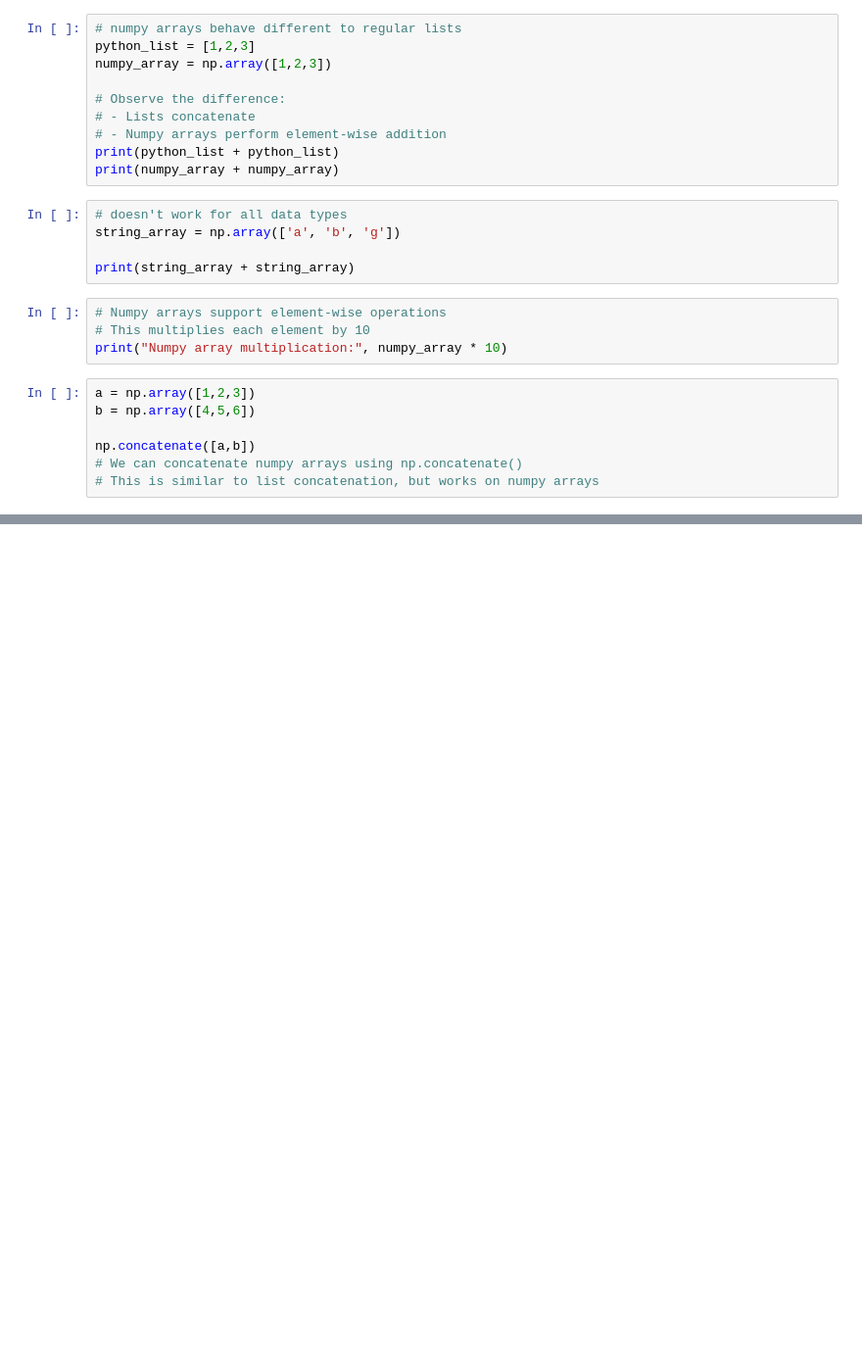
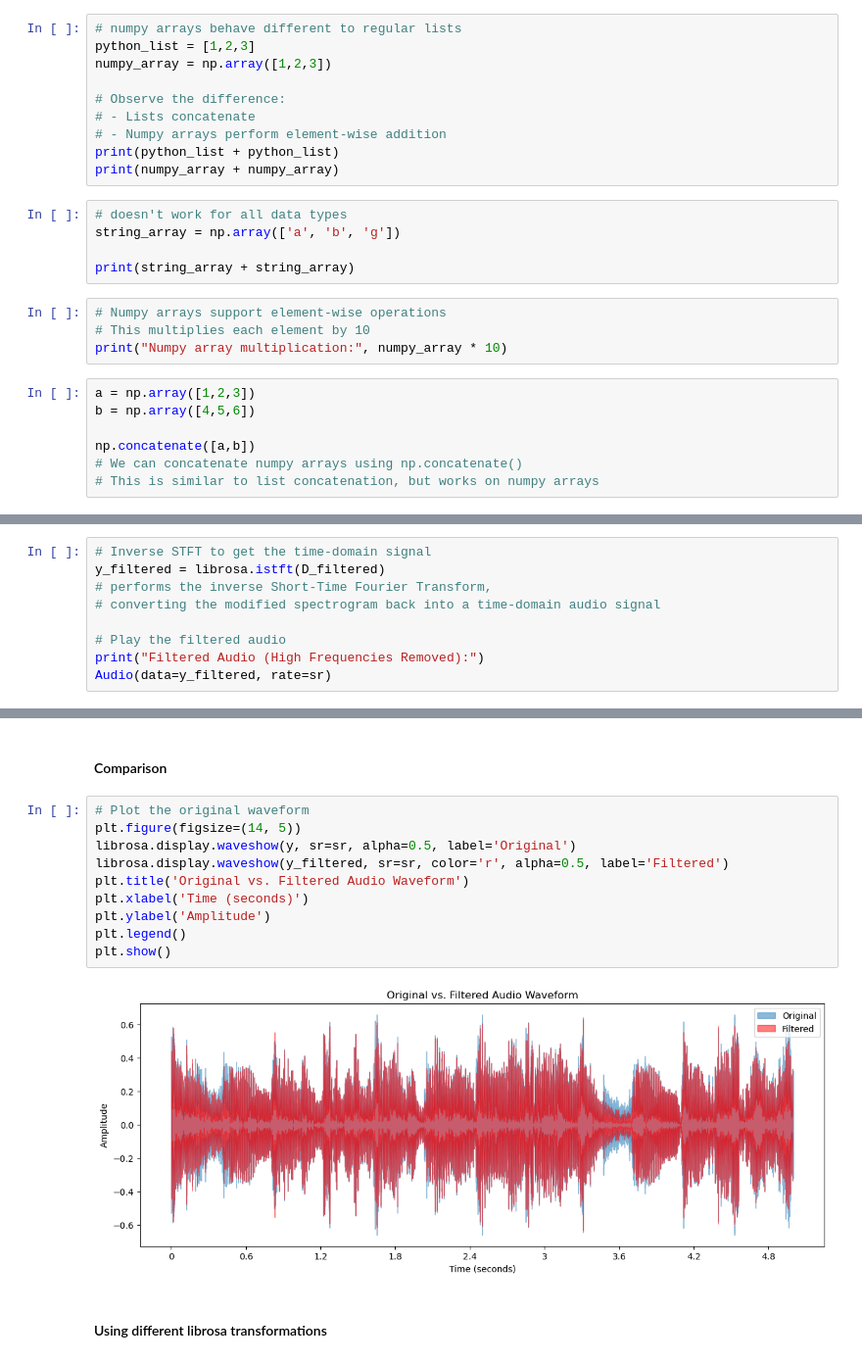
Before and after one commit to coralreefman/bca, a Jupyter notebook: notebooks/08_enter_the_matrix.ipynb, the cells around one changed output, grey strips where cells are left out. Shown at 98% size. Drawn from its saved outputs; the diff is of its cells as text; blank space fills up the shorter version.

```diff
--- a/notebooks/08_enter_the_matrix.ipynb
+++ b/notebooks/08_enter_the_matrix.ipynb
@@ -60,0 +405,9 @@ np.concatenate([a,b])
+# %%
+# Inverse STFT to get the time-domain signal
+y_filtered = librosa.istft(D_filtered)
+# performs the inverse Short-Time Fourier Transform,
+# converting the modified spectrogram back into a time-domain audio signal
+
+# Play the filtered audio
+print("Filtered Audio (High Frequencies Removed):")
+Audio(data=y_filtered, rate=sr)
@@ -60,0 +417,16 @@ np.concatenate([a,b])
+# %% [markdown]
+#### Comparison
+# %%
+# Plot the original waveform
+plt.figure(figsize=(14, 5))
+librosa.display.waveshow(y, sr=sr, alpha=0.5, label='Original')
+librosa.display.waveshow(y_filtered, sr=sr, color='r', alpha=0.5, label='Filtered')
+plt.title('Original vs. Filtered Audio Waveform')
+plt.xlabel('Time (seconds)')
+plt.ylabel('Amplitude')
+plt.legend()
+plt.show()
+# %% [output]
+[figure, added]
+# %% [markdown]
+#### Using different librosa transformations
```
Also changed, not shown: parts of 51 cells of this notebook.
